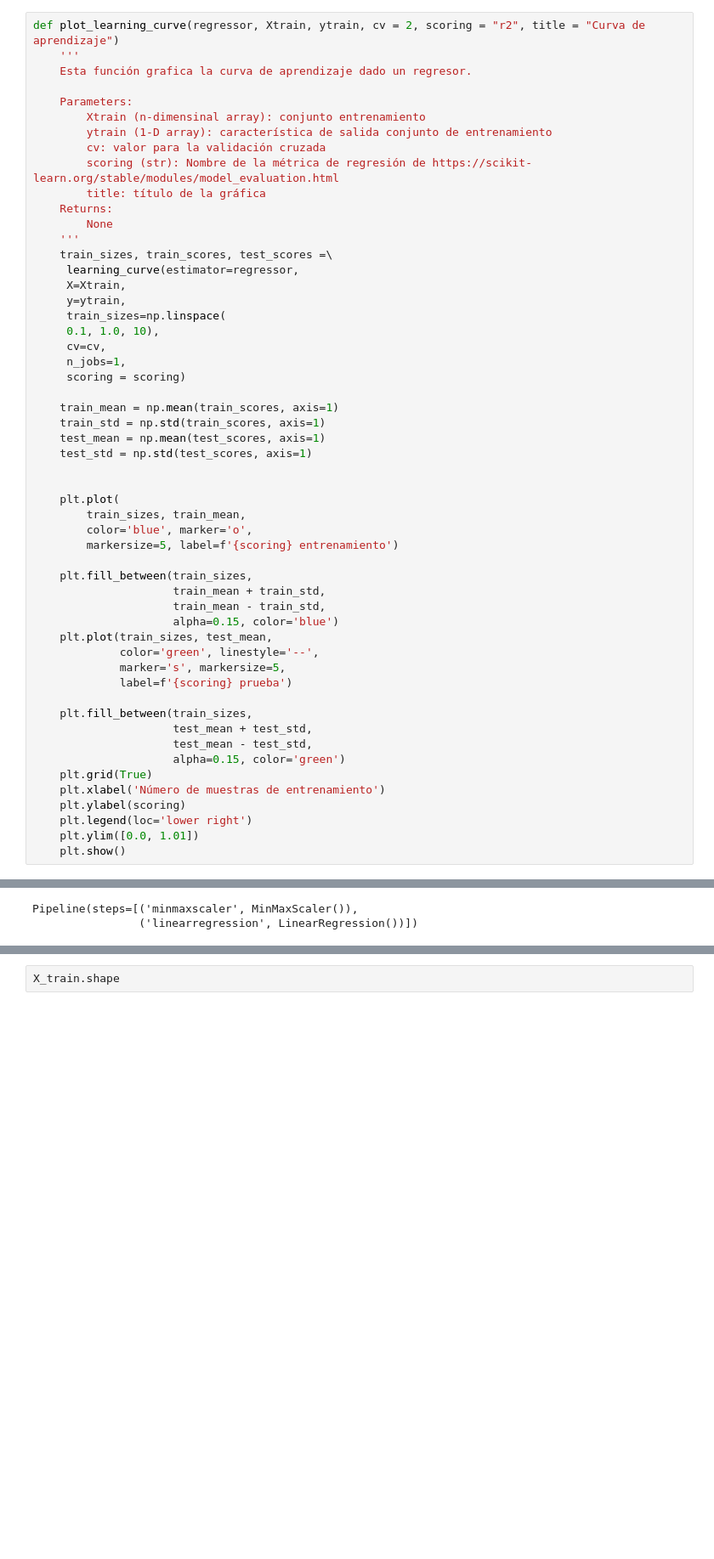
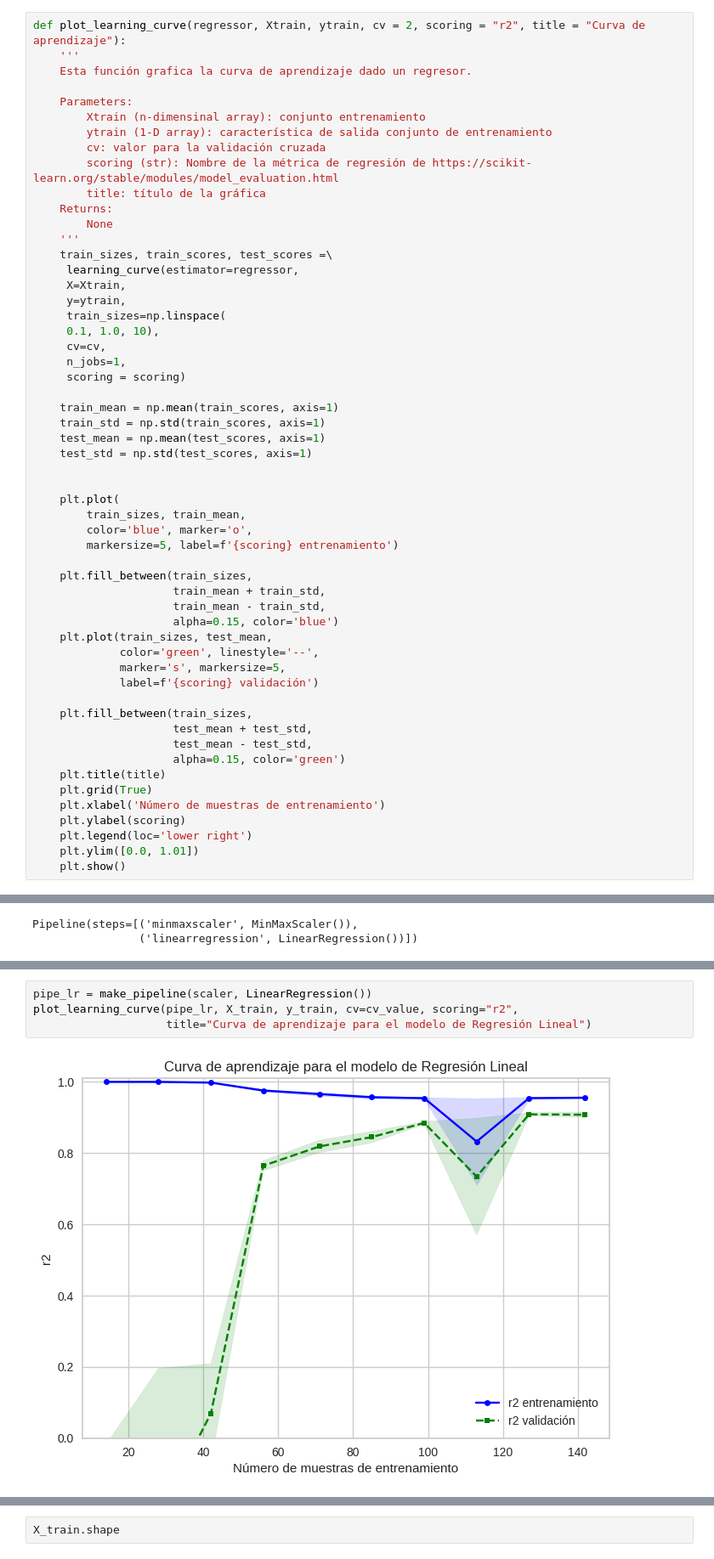
Before and after one commit to DanielaVL/PrediccionRendimientoAcademico, a Jupyter notebook: ModelosML_CursoMatematicas.ipynb, the cells around one changed output, grey strips where cells are left out. Shown at 85% size. Drawn from its saved outputs; the diff is of its cells as text; blank space fills up the shorter version.

```diff
--- a/ModelosML_CursoMatematicas.ipynb
+++ b/ModelosML_CursoMatematicas.ipynb
@@ -74,7 +78,7 @@ def plot_residuals(yp1, yt1, yp2, yt2, title = "Residuales"):
     plt.tight_layout()
     plt.show()
 # %%
-def plot_learning_curve(regressor, Xtrain, ytrain, cv = 2, scoring = "r2", title = "Curva de aprendizaje")
+def plot_learning_curve(regressor, Xtrain, ytrain, cv = 2, scoring = "r2", title = "Curva de aprendizaje"):
     '''
     Esta función grafica la curva de aprendizaje dado un regresor.
 
@@ -115,12 +119,13 @@ def plot_learning_curve(regressor, Xtrain, ytrain, cv = 2, scoring = "r2", title
     plt.plot(train_sizes, test_mean,
              color='green', linestyle='--',
              marker='s', markersize=5,
-             label=f'{scoring} prueba')
+             label=f'{scoring} validación')
 
     plt.fill_between(train_sizes,
                      test_mean + test_std,
                      test_mean - test_std,
                      alpha=0.15, color='green')
+    plt.title(title)
     plt.grid(True)
     plt.xlabel('Número de muestras de entrenamiento')
     plt.ylabel(scoring)
@@ -535 +443,7 @@ plt.show()
+# %%
+pipe_lr = make_pipeline(scaler, LinearRegression())
+plot_learning_curve(pipe_lr, X_train, y_train, cv=cv_value, scoring="r2",
+                    title="Curva de aprendizaje para el modelo de Regresión Lineal")
+# %% [output]
+[figure, added]
 # %% [markdown]
```
Also changed, not shown: parts of 53 cells of this notebook.
